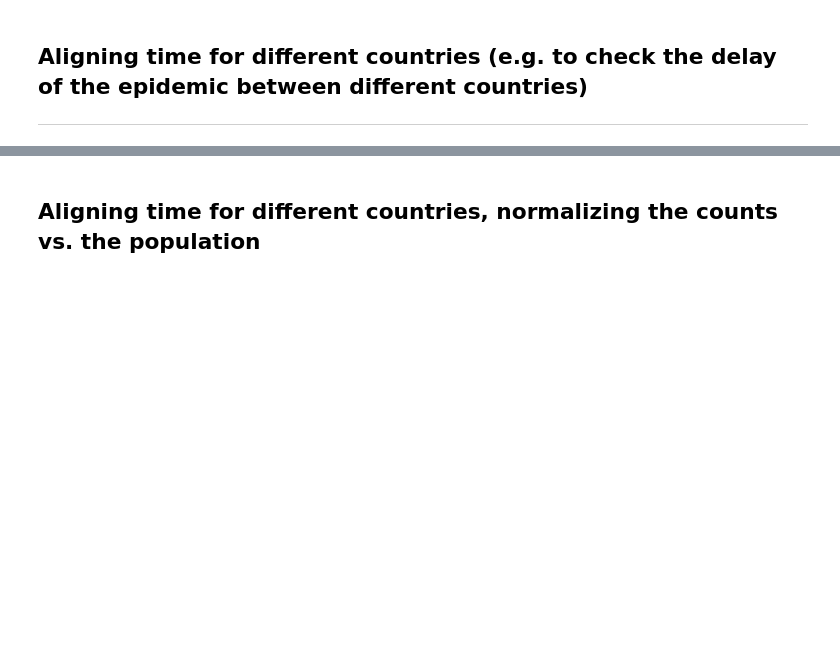
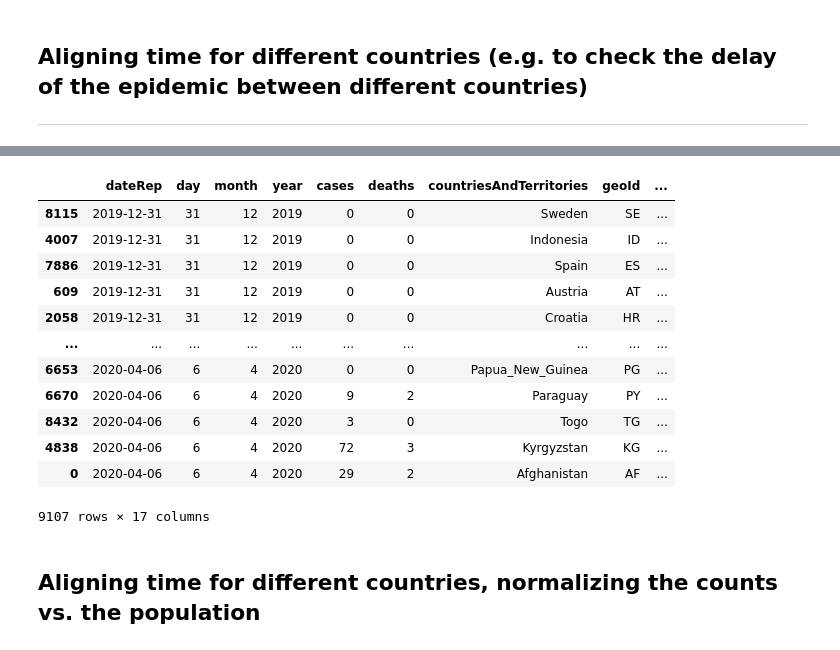
Before and after one commit to acorbe/covid19-analytics-NL-EU, a Jupyter notebook: Corona_stats.ipynb, the cells around one changed output, grey strips where cells are left out. Drawn from its saved outputs; the diff is of its cells as text; code cells hidden in the pictures; blank space fills up the shorter version.

```diff
--- a/Corona_stats.ipynb
+++ b/Corona_stats.ipynb
@@ -303,3 +303,19 @@ plt.legend()
+# %%
+df
+# %% [output]
+|  | dateRep | day | month | year | cases | deaths | countriesAndTerritories | geoId | ... |
+| 8115 | 2019-12-31 | 31 | 12 | 2019 | 0 | 0 | Sweden | SE | ... |
+| 4007 | 2019-12-31 | 31 | 12 | 2019 | 0 | 0 | Indonesia | ID | ... |
+| 7886 | 2019-12-31 | 31 | 12 | 2019 | 0 | 0 | Spain | ES | ... |
+| 609 | 2019-12-31 | 31 | 12 | 2019 | 0 | 0 | Austria | AT | ... |
+| 2058 | 2019-12-31 | 31 | 12 | 2019 | 0 | 0 | Croatia | HR | ... |
+| ... | ... | ... | ... | ... | ... | ... | ... | ... | ... |
+| 6653 | 2020-04-06 | 6 | 4 | 2020 | 0 | 0 | Papua_New_Guinea | PG | ... |
+| 6670 | 2020-04-06 | 6 | 4 | 2020 | 9 | 2 | Paraguay | PY | ... |
+| 8432 | 2020-04-06 | 6 | 4 | 2020 | 3 | 0 | Togo | TG | ... |
+| 4838 | 2020-04-06 | 6 | 4 | 2020 | 72 | 3 | Kyrgyzstan | KG | ... |
+| 0 | 2020-04-06 | 6 | 4 | 2020 | 29 | 2 | Afghanistan | AF | ... |
+9107 rows × 17 columns
 # %% [markdown]
 ## Aligning time for different countries, normalizing the counts vs. the population
 # %%
```
Also changed, not shown: parts of 12 cells of this notebook.
